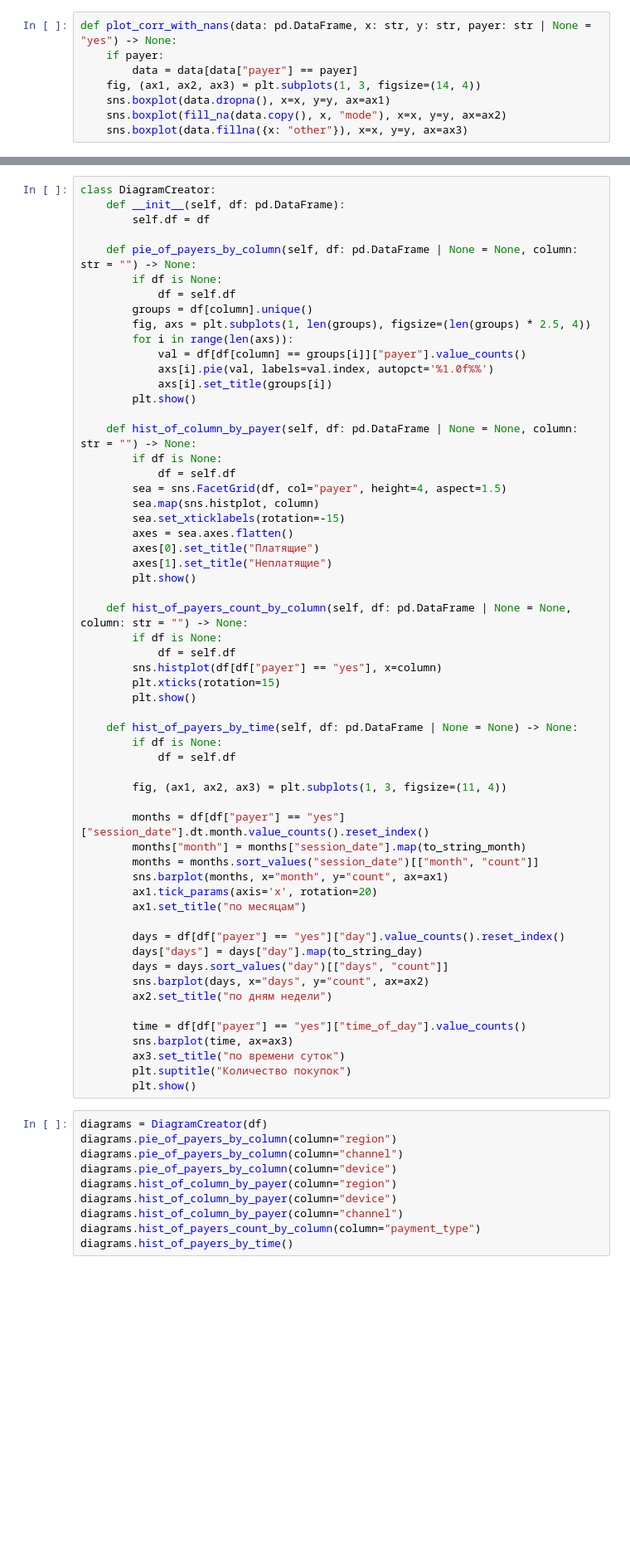
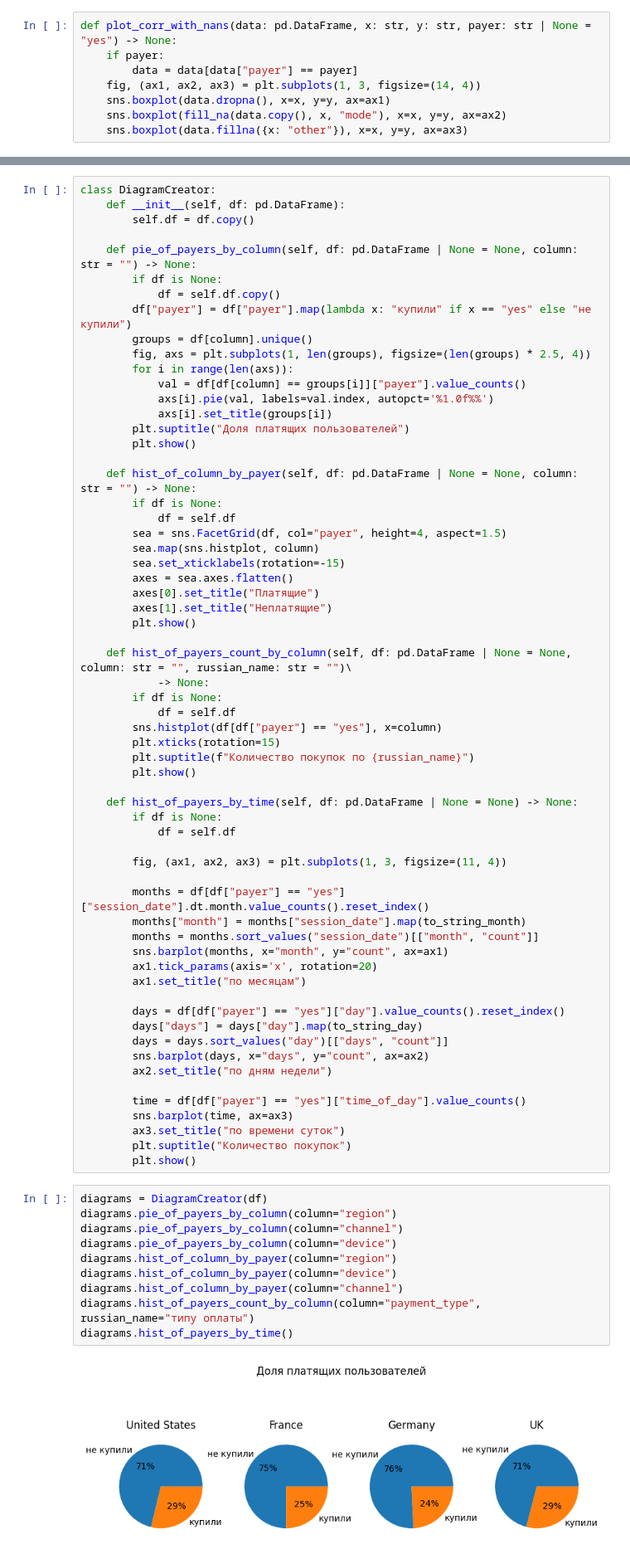
Before and after one commit to foroge/E-com_project, a Jupyter notebook: notebook.ipynb, the cells around one changed output, grey strips where cells are left out. Shown: that part at 83% size. Drawn from its saved outputs; the diff is of its cells as text; blank space fills up the shorter version.

```diff
--- a/notebook.ipynb
+++ b/notebook.ipynb
@@ -380,17 +403,19 @@ calculator.print_summary_table()
 # %%
 class DiagramCreator:
     def __init__(self, df: pd.DataFrame):
-        self.df = df
+        self.df = df.copy()
 
     def pie_of_payers_by_column(self, df: pd.DataFrame | None = None, column: str = "") -> None:
         if df is None:
-            df = self.df
+            df = self.df.copy()
+        df["payer"] = df["payer"].map(lambda x: "купили" if x == "yes" else "не купили")
         groups = df[column].unique()
         fig, axs = plt.subplots(1, len(groups), figsize=(len(groups) * 2.5, 4))
         for i in range(len(axs)):
             val = df[df[column] == groups[i]]["payer"].value_counts()
             axs[i].pie(val, labels=val.index, autopct='%1.0f%%')
             axs[i].set_title(groups[i])
+        plt.suptitle("Доля платящих пользователей")
         plt.show()
 
     def hist_of_column_by_payer(self, df: pd.DataFrame | None = None, column: str = "") -> None:
@@ -404,11 +429,13 @@ class DiagramCreator:
         axes[1].set_title("Неплатящие")
         plt.show()
 
-    def hist_of_payers_count_by_column(self, df: pd.DataFrame | None = None, column: str = "") -> None:
+    def hist_of_payers_count_by_column(self, df: pd.DataFrame | None = None, column: str = "", russian_name: str = "")\
+            -> None:
         if df is None:
             df = self.df
         sns.histplot(df[df["payer"] == "yes"], x=column)
         plt.xticks(rotation=15)
+        plt.suptitle(f"Количество покупок по {russian_name}")
         plt.show()
 
     def hist_of_payers_by_time(self, df: pd.DataFrame | None = None) -> None:
@@ -438,10 +465,12 @@ class DiagramCreator:
 # %%
 diagrams = DiagramCreator(df)
 diagrams.pie_of_payers_by_column(column="region")
 diagrams.pie_of_payers_by_column(column="channel")
 diagrams.pie_of_payers_by_column(column="device")
 diagrams.hist_of_column_by_payer(column="region")
 diagrams.hist_of_column_by_payer(column="device")
 diagrams.hist_of_column_by_payer(column="channel")
-diagrams.hist_of_payers_count_by_column(column="payment_type")
+diagrams.hist_of_payers_count_by_column(column="payment_type", russian_name="типу оплаты")
 diagrams.hist_of_payers_by_time()
+# %% [output]
+[figure, added]
```
Also changed, not shown: parts of 11 cells of this notebook, 2 other files.
